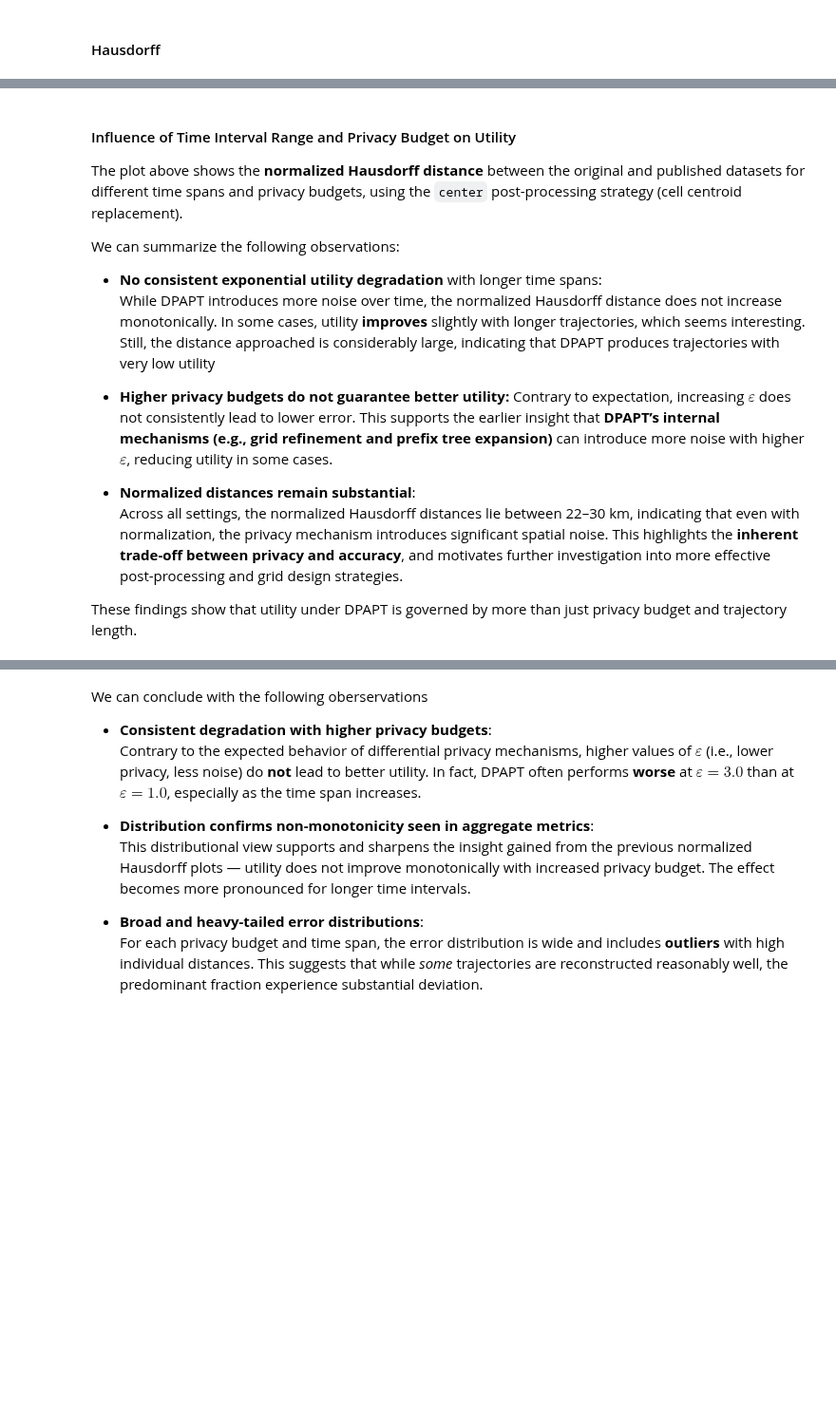
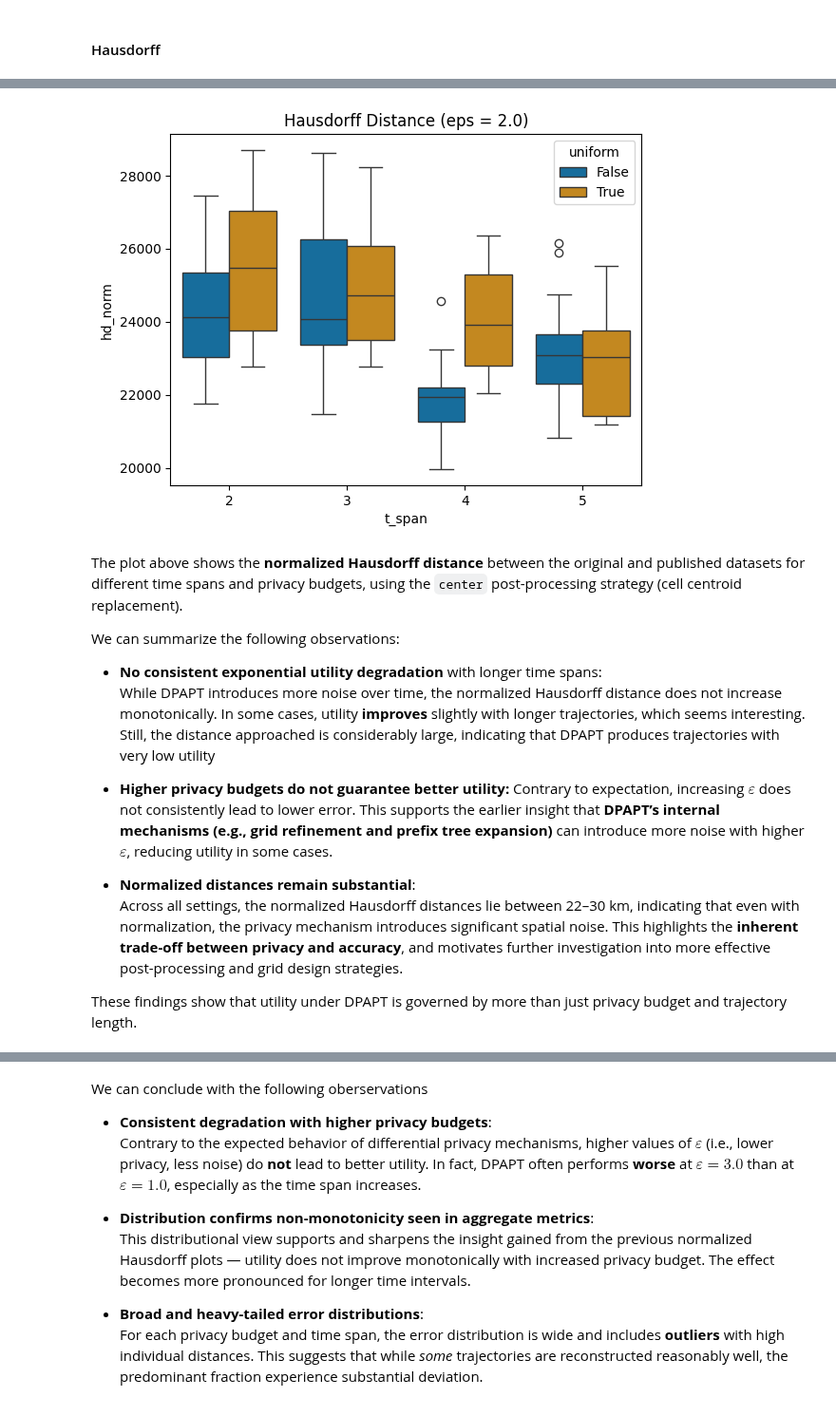
Before and after one commit to lorenzHeinrich/dp-trajectory-publication, a Jupyter notebook: notebooks/evaulation.ipynb, the cells around one changed output, grey strips where cells are left out. Shown at 95% size. Cells and saved outputs as stored; diff of their text form; code cells hidden in the pictures; blank space fills up the shorter version.

```diff
--- a/notebooks/evaulation.ipynb
+++ b/notebooks/evaulation.ipynb
@@ -230,6 +234,19 @@ plt.show()
+# %%
+basic_hd_pp_both = pd.concat([basic_t_range_center_pp, basic_t_range_uniform_pp])
+eps = 2.0
+basic_hd_pp_both = filter_df(basic_hd_pp_both, {"eps": eps})
+sns.boxplot(
+    data=basic_hd_pp_both,
+    x="t_span",
+    y="hd_norm",
+    hue="uniform",
+    palette="colorblind",
+)
+plt.title(f"Hausdorff Distance (eps = {eps})")
+plt.show()
+# %% [output]
+[figure, added]
 # %% [markdown]
-#### Influence of Time Interval Range and Privacy Budget on Utility
-
 The plot above shows the **normalized Hausdorff distance** between the original and published datasets for different time spans and privacy budgets, using the `center` post-processing strategy (cell centroid replacement).
 
 We can summarize the following observations:
```
Also changed, not shown: parts of 38 cells of this notebook, 14 other files.
